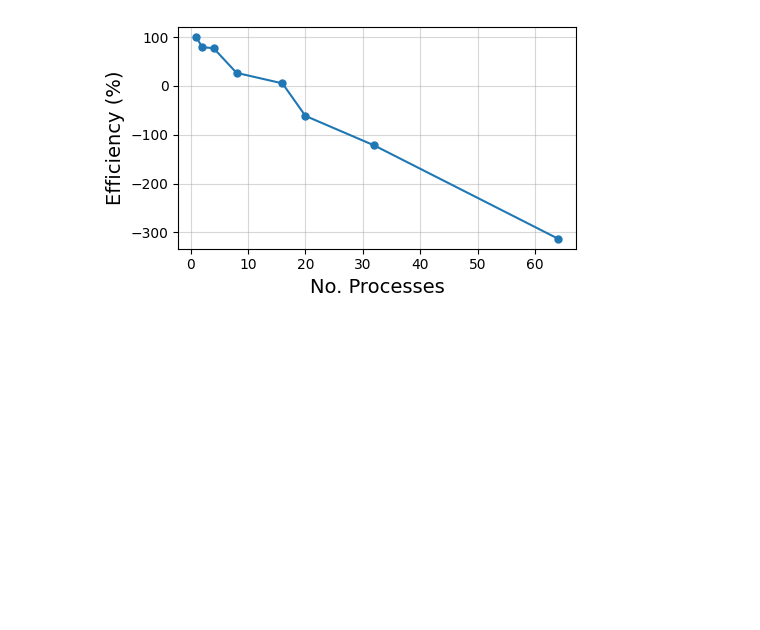
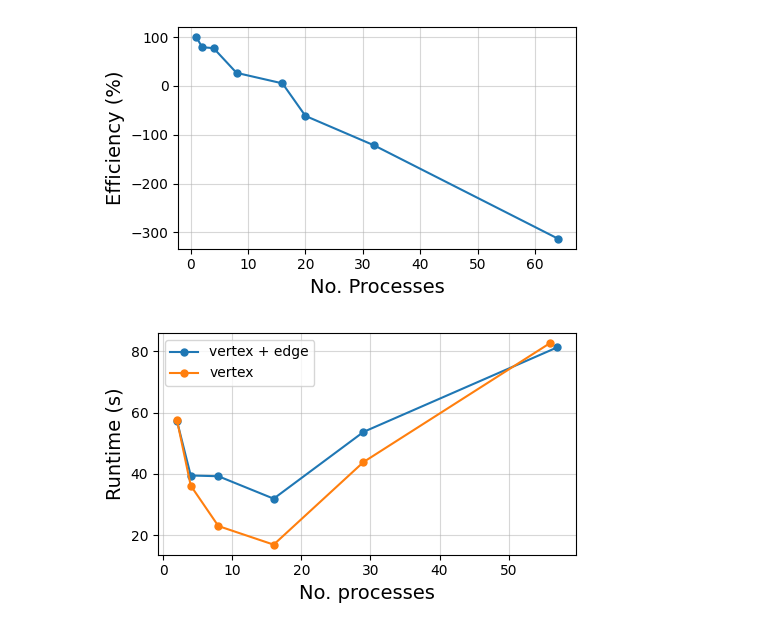
Before and after one commit to network-digital-twin/experiment-utils, a Jupyter notebook: src/plots.ipynb, the cells around one changed output. Drawn from its saved outputs; the diff is of its cells as text; code cells hidden in the pictures; blank space fills up the shorter version.

Commit message:
plotting lines from csv results

```diff
--- a/src/plots.ipynb
+++ b/src/plots.ipynb
@@ -385,0 +407,57 @@ plt.show()
+# %%
+import pandas
+import statistics as st
+import matplotlib.pyplot as plt
+
+def parse_file(path, label='runtime'):
+    results = pandas.read_csv(path)
+
+    no_pe = results['total_pe'].to_list()
+    rt = results[label].to_list()
+
+    results = {key: list() for key in sorted(no_pe)}
+
+    for pe, rt in zip(no_pe, rt):
+        results[pe].append(rt)
+
+    results = {key: st.mean(value) for key, value in results.items()}
+
+    return results
+
+def add_line(results, ax, label):
+    x = [x for x in results.keys()]
+    y = [x for x in results.values()]
+
+    # Plot the line chart with dot markers
+    ax.plot(x, y, marker='o', linestyle='-', markersize=5, label=label)
+
+    if label != "":
+        ax.legend()
+
+
+# Create figure and axes objects
+fig, ax = plt.subplots()
+fig.set_figwidth(5)
+fig.set_figheight(3)
+
+for data in plot_data:
+    results = parse_file(data['path'], label=data['col'])
+    add_line(results, ax, data['label'])
+
+
+ax.set_ylabel(y_title, fontsize=14)
+ax.set_xlabel(x_title,fontsize=14)
+
+
+# Show grid
+ax.grid(alpha=.5)
+
+#ax.set_xticks(ticks=[2,4,8,16,20,32,64])
+
+#ax.set_xscale('log')
+# Show the plot
+plt.tight_layout()
+plt.savefig(f"{save_name}", format='pdf')
+plt.show()
+# %% [output]
+[figure, added]
```
Also changed, not shown: parts of 1 cell of this notebook.
